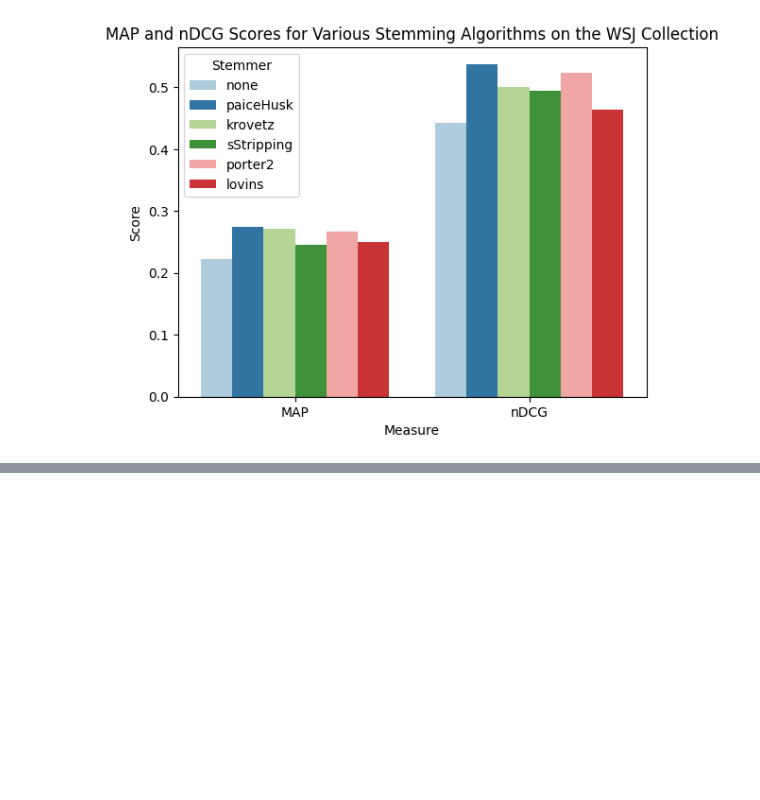
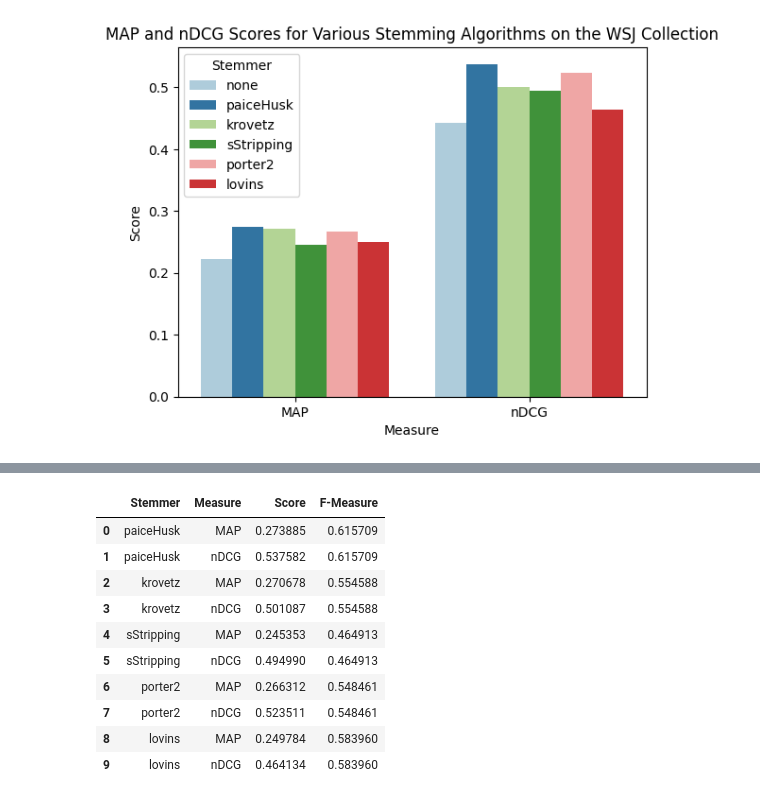
Before and after one commit to Axiomatic314/Stemming, a Jupyter notebook: wsj.ipynb, the cells around one changed output, grey strips where cells are left out. Cells and saved outputs as stored; diff of their text form; code cells hidden in the pictures; blank space fills up the shorter version.

```diff
--- a/wsj.ipynb
+++ b/wsj.ipynb
@@ -43,0 +46,25 @@ Text(0.5, 1.0, 'MAP and nDCG Scores for Various Stemming Algorithms on the WSJ C
+# %%
+from os import path
+
+data_dir = path.join("Data","wikt")
+labels = ["wiktionary", "paiceHusk", "krovetz", "sStripping", "porter2", "lovins"]
+
+paiceHusk_before_cluster_fmeasures = np.loadtxt(path.join(data_dir, "paiceHusk_before_cluster_fmeasures.csv"))
+krovetz_before_cluster_fmeasures = np.loadtxt(path.join(data_dir, "krovetz_before_cluster_fmeasures.csv"))
+sStripping_before_cluster_fmeasures = np.loadtxt(path.join(data_dir, "sStripping_before_cluster_fmeasures.csv"))
+porter2_before_cluster_fmeasures = np.loadtxt(path.join(data_dir, "porter2_before_cluster_fmeasures.csv"))
+lovins_before_cluster_fmeasures = np.loadtxt(path.join(data_dir, "lovins_before_cluster_fmeasures.csv"))
+
+before = [paiceHusk_before_cluster_fmeasures, krovetz_before_cluster_fmeasures, sStripping_before_cluster_fmeasures, porter2_before_cluster_fmeasures, lovins_before_cluster_fmeasures]
+
+averages = list()
+for stemmer in before:
+    averages.append(stemmer.mean())
+
+data = {
+    "Stemmer" : labels[1:],
+    "F-Measure" : averages
+}
+
+average_fmeasures = pd.DataFrame(data=data)
+display(average_fmeasures)
@@ -43,0 +78,15 @@ Text(0.5, 1.0, 'MAP and nDCG Scores for Various Stemming Algorithms on the WSJ C
+# %%
+merged_df = df.merge(average_fmeasures)
+merged_df
+# %% [output]
+|  | Stemmer | Measure | Score | F-Measure |
+| 0 | paiceHusk | MAP | 0.273885 | 0.615709 |
+| 1 | paiceHusk | nDCG | 0.537582 | 0.615709 |
+| 2 | krovetz | MAP | 0.270678 | 0.554588 |
+| 3 | krovetz | nDCG | 0.501087 | 0.554588 |
+| 4 | sStripping | MAP | 0.245353 | 0.464913 |
+| 5 | sStripping | nDCG | 0.494990 | 0.464913 |
+| 6 | porter2 | MAP | 0.266312 | 0.548461 |
+| 7 | porter2 | nDCG | 0.523511 | 0.548461 |
+| 8 | lovins | MAP | 0.249784 | 0.583960 |
+| 9 | lovins | nDCG | 0.464134 | 0.583960 |
```
Also changed, not shown: parts of 7 cells of this notebook.
